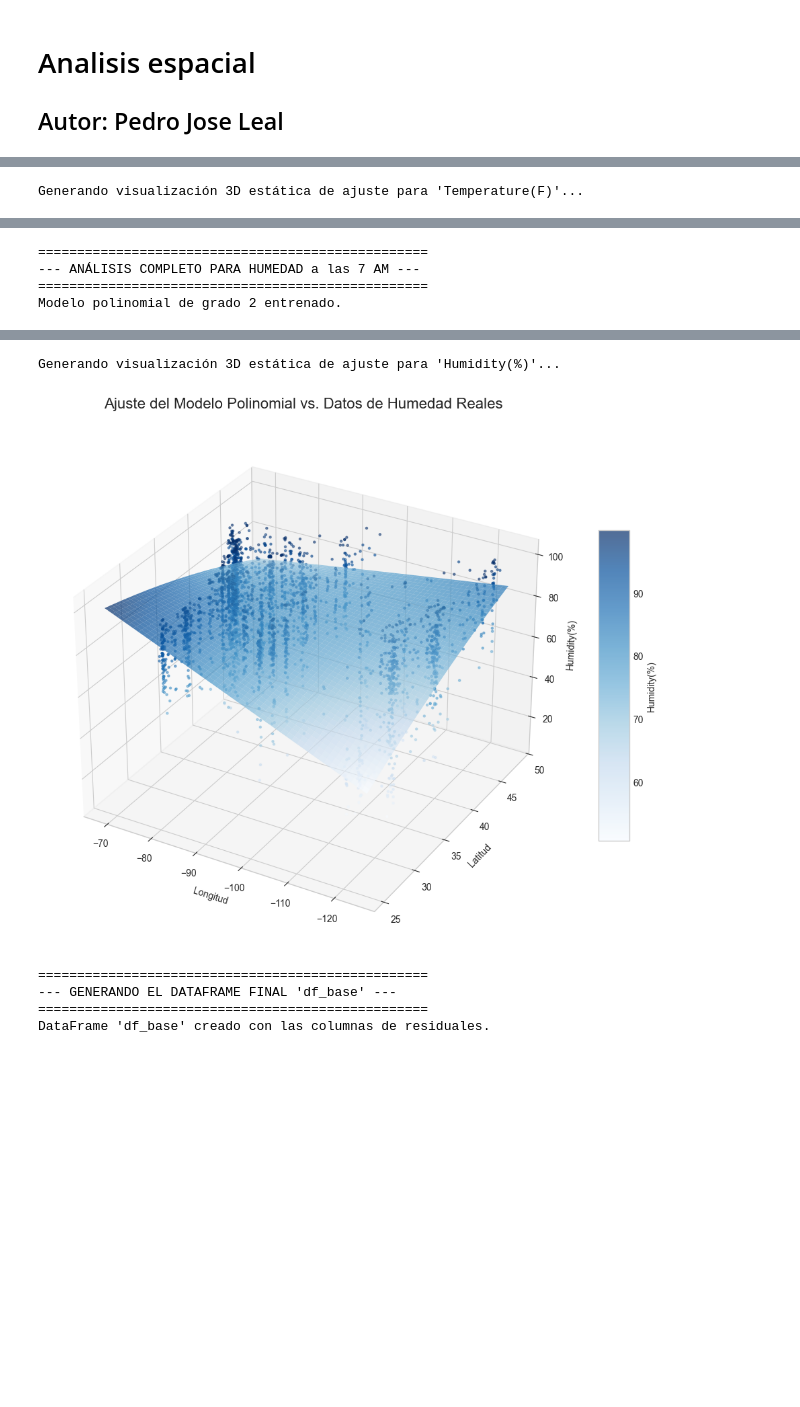
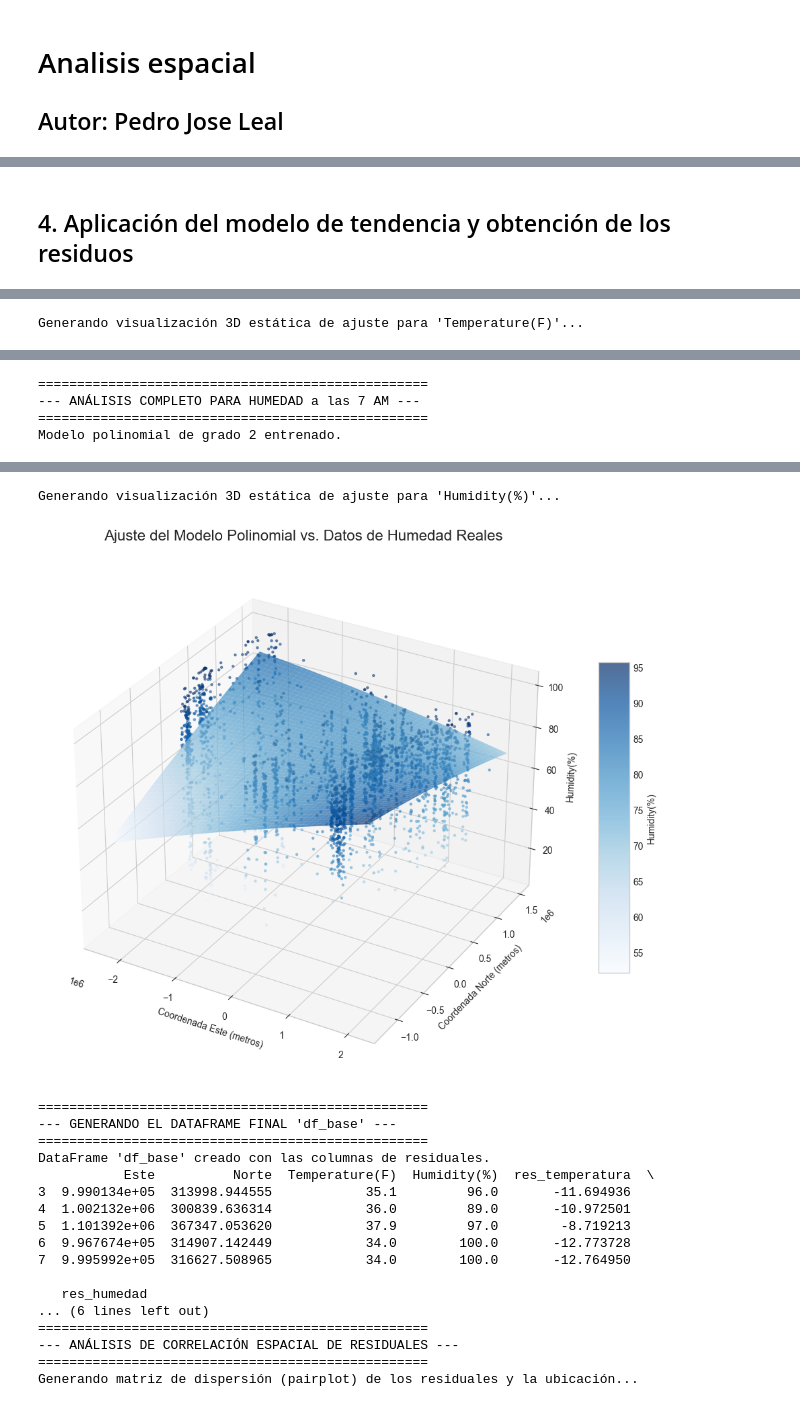
Before and after one commit to Plealm/estadistica_espacial, a Jupyter notebook: US_accidents/US.ipynb, the cells around one changed output, grey strips where cells are left out. Drawn from its saved outputs; the diff is of its cells as text; code cells hidden in the pictures; blank space fills up the shorter version.

```diff
--- a/US_accidents/US.ipynb
+++ b/US_accidents/US.ipynb
@@ -390,3 +406,5 @@ Para la Humedad, el mejor modelo es el 'Polinomial' con un R^2 de 0.1036.
+# %% [markdown]
+## 4. Aplicación del modelo de tendencia y obtención de los residuos
 # %%
 # --- PASO 1: IMPORTACIÓN DE LIBRERÍAS ---
 import pandas as pd
@@ -452,34 +470,30 @@ def plot_model_fit_3d_static(model, poly_features, df_sample, x_col, y_col, z_co
     grid_poly_features = poly_features.transform(grid_points_flat)
     grid_z = model.predict(grid_poly_features).reshape(grid_x.shape)
 
-    # Crear el gráfico
     fig = plt.figure(figsize=(14, 10))
     ax = fig.add_subplot(111, projection='3d')
 
-    # Graficar datos reales y superficie predicha
     ax.scatter(x_points, y_points, df_sample[z_col].values, c=df_sample[z_col].values, cmap=cmap, marker='.', alpha=0.5)
     surf = ax.plot_surface(grid_x, grid_y, grid_z, cmap=cmap, alpha=0.7, edgecolor='none')
 
-    # Configurar el gráfico
     ax.set_title(title, fontsize=16, pad=20)
-    ax.set_xlabel('Longitud'); ax.set_ylabel('Latitud'); ax.set_zlabel(z_col)
-    ax.invert_xaxis()
+    # --- CORRECCIÓN: Etiquetas de ejes actualizadas ---
+    ax.set_xlabel('Coordenada Este (metros)'); ax.set_ylabel('Coordenada Norte (metros)'); ax.set_zlabel(z_col)
     fig.colorbar(surf, shrink=0.6, aspect=10, label=z_col)
 
     plt.show()
 
 # --- PASO 3: EJECUCIÓN PRINCIPAL DEL ANÁLISIS ---
-
-# Se asume que df_7am ya existe de celdas anteriores
-# Usamos el DataFrame 'df_7am' que ya fue filtrado y limpiado
-df_model = df_7am[['Start_Lat', 'Start_Lng', 'Temperature(F)', 'Humidity(%)']].dropna()
+# --- CORRECCIÓN: Usar gdf_7am_proyectado con 'Este' y 'Norte' ---
+print("Usando el GeoDataFrame proyectado para el análisis...")
+df_model = gdf_7am_proyectado[['Este', 'Norte', 'Temperature(F)', 'Humidity(%)']].dropna()
 
 # Definir variables predictoras (X) y objetivos (y)
-X = df_model[['Start_Lng', 'Start_Lat']]
+X = df_model[['Este', 'Norte']]
 y_temp = df_model['Temperature(F)']
 y_hum = df_model['Humidity(%)']
 
-# Usar una muestra para la visualización 3D para que sea más clara y rápida
+# Usar una muestra para la visualización 3D
 df_sample = df_model.sample(n=min(3000, len(df_model)), random_state=42)
 
 # --- ANÁLISIS PARA TEMPERATURA ---
@@ -496,7 +510,8 @@ plot_residuals_distribution(
 )
 plot_model_fit_3d_static(
     model=model_temp, poly_features=poly_features_temp, df_sample=df_sample,
-    x_col='Start_Lng', y_col='Start_Lat', z_col='Temperature(F)',
+    # --- CORRECCIÓN: Usar 'Este' y 'Norte' para graficar ---
+    x_col='Este', y_col='Norte', z_col='Temperature(F)',
     title='Ajuste del Modelo Polinomial vs. Datos de Temperatura Reales',
     cmap='YlOrRd'
 )
@@ -515,7 +530,8 @@ plot_residuals_distribution(
 )
 plot_model_fit_3d_static(
     model=model_hum, poly_features=poly_features_hum, df_sample=df_sample,
-    x_col='Start_Lng', y_col='Start_Lat', z_col='Humidity(%)',
+    # --- CORRECCIÓN: Usar 'Este' y 'Norte' para graficar ---
+    x_col='Este', y_col='Norte', z_col='Humidity(%)',
     title='Ajuste del Modelo Polinomial vs. Datos de Humedad Reales',
     cmap='Blues'
 )
@@ -525,12 +541,31 @@ print("\n" + "="*50)
 print("--- GENERANDO EL DATAFRAME FINAL 'df_base' ---")
 print("="*50)
 
-# Crear el DataFrame base como una copia del DataFrame de modelado para evitar advertencias
 df_base = df_model.copy()
-
-# Asignar los residuales calculados a las nuevas columnas
 df_base['res_temperatura'] = temp_residuals
 df_base['res_humedad'] = hum_residuals
 
 print("DataFrame 'df_base' creado con las columnas de residuales.")
+print(df_base.head())
+
+
+# --- PASO 5: (NUEVO) VISUALIZACIÓN PAIRPLOT DE LOS RESIDUALES ---
+print("\n" + "="*50)
+print("--- ANÁLISIS DE CORRELACIÓN ESPACIAL DE RESIDUALES ---")
+print("="*50)
+
+# Tomar una muestra del DataFrame final para una visualización más ágil
+df_sample_res = df_base.sample(n=min(3000, len(df_base)), random_state=42)
+
+print("Generando matriz de dispersión (pairplot) de los residuales y la ubicación...")
+
+pair_plot_res = sns.pairplot(
+    df_sample_res,
+    vars=['Este', 'Norte', 'res_temperatura', 'res_humedad'],
+    kind='scatter',
+    diag_kind='kde', # Usamos KDE para una mejor visualización de la distribución
+    plot_kws={'alpha': 0.5, 's': 10} # Puntos más pequeños y transparentes
+)
+pair_plot_res.fig.suptitle('Matriz de Dispersión de Residuales vs. Ubicación Geográfica', y=1.02, fontsize=16)
+plt.show()
 # %% [output]
@@ -549,6 +586,19 @@ Modelo polinomial de grado 2 entrenado.
 Generando visualización 3D estática de ajuste para 'Humidity(%)'...
-[figure, old version]
+[figure, new version]
 ==================================================
 --- GENERANDO EL DATAFRAME FINAL 'df_base' ---
 ==================================================
 DataFrame 'df_base' creado con las columnas de residuales.
+           Este          Norte  Temperature(F)  Humidity(%)  res_temperatura  \
+3  9.990134e+05  313998.944555            35.1         96.0       -11.694936
+4  1.002132e+06  300839.636314            36.0         89.0       -10.972501
+5  1.101392e+06  367347.053620            37.9         97.0        -8.719213
+6  9.967674e+05  314907.142449            34.0        100.0       -12.773728
+7  9.995992e+05  316627.508965            34.0        100.0       -12.764950
+
+   res_humedad
+... (6 lines left out)
+==================================================
+--- ANÁLISIS DE CORRELACIÓN ESPACIAL DE RESIDUALES ---
+==================================================
+Generando matriz de dispersión (pairplot) de los residuales y la ubicación...
```
Also changed, not shown: parts of 8 cells of this notebook.
